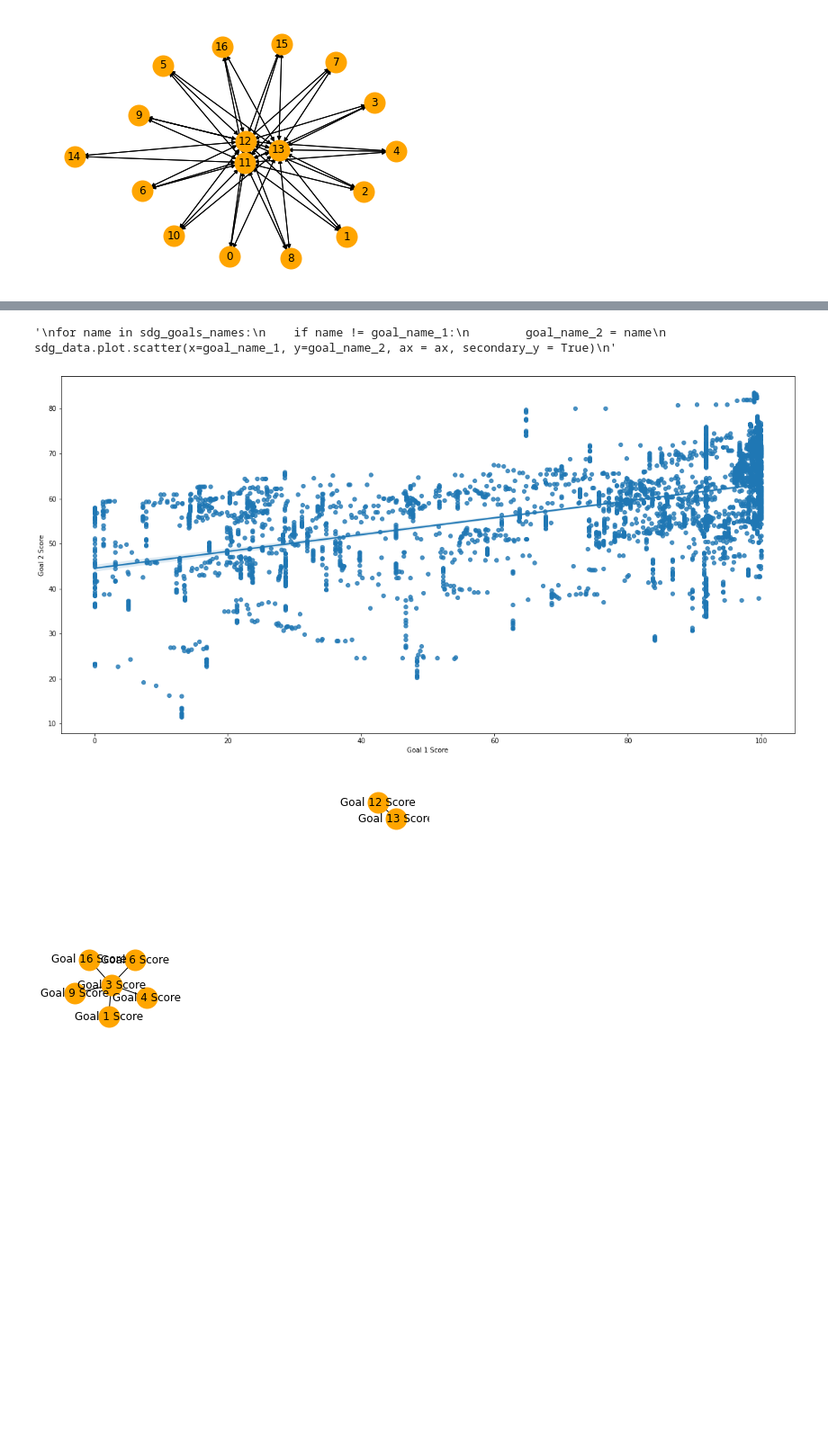
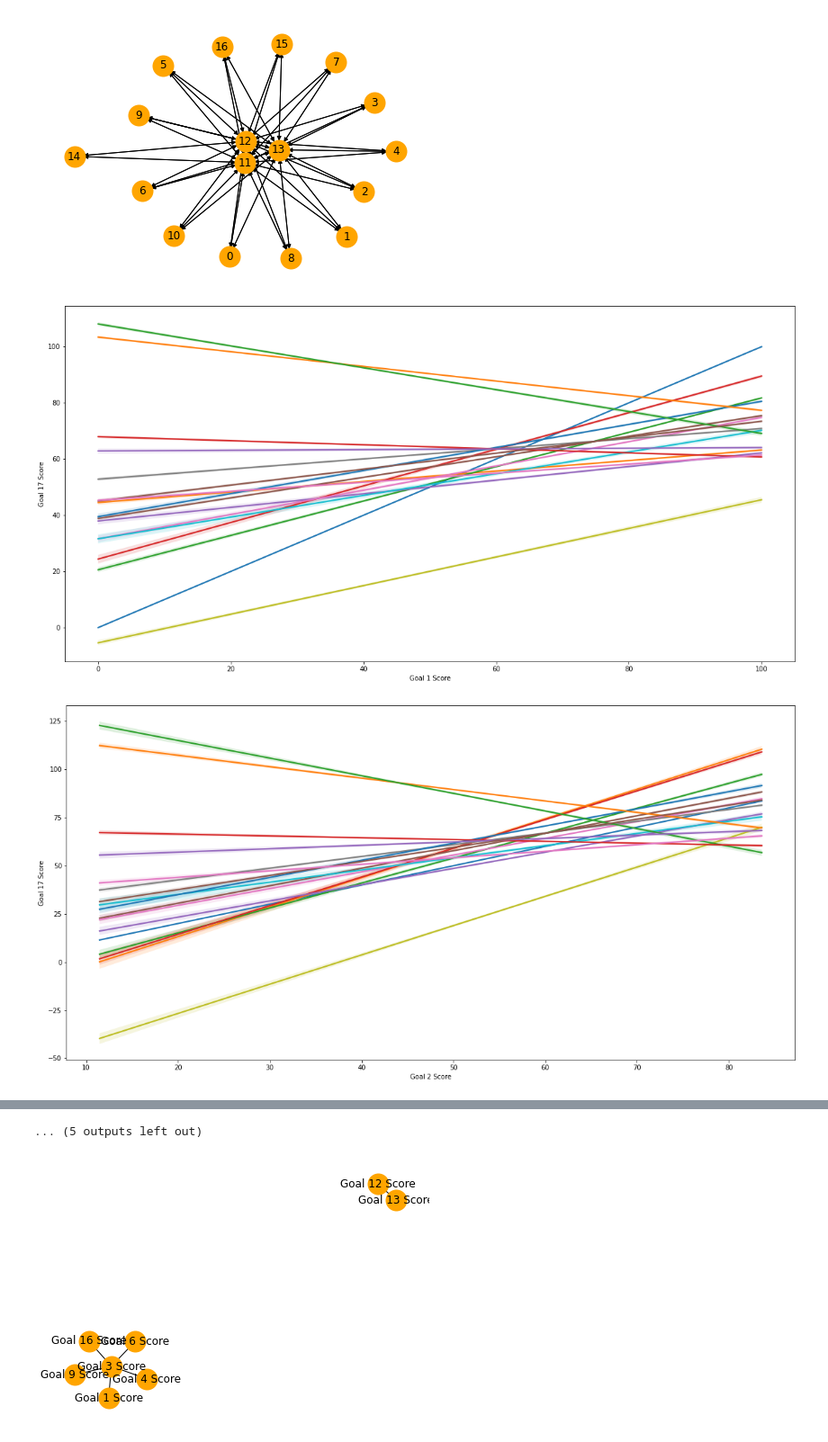
Before and after one commit to ericssimpson/sustainable-development-modeling, a Jupyter notebook: sdg_analysis.ipynb, the cells around one changed output, grey strips where cells are left out. Shown at 90% size. Cells and saved outputs as stored; diff of their text form; code cells hidden in the pictures; blank space fills up the shorter version.

```diff
--- a/sdg_analysis.ipynb
+++ b/sdg_analysis.ipynb
@@ -92,15 +92,14 @@ nx.draw(graph, with_labels=True, node_color='orange', node_size=400, edge_color=
 # %% [output]
 [figure]
 # %%
-fig, ax = plt.subplots(figsize=(20,10))
-goal_name_1 = sdg_goals_names[0]
-#sdg_data.plot.rolling(x=goal_name_1, y='Goal 2 Score', ax = ax)
-
-sns.regplot(data=sdg_data, x='Goal 1 Score', y='Goal 2 Score', scatter=False)
-'''
-for name in sdg_goals_names:
-    if name != goal_name_1:
-        goal_name_2 = name
-        sdg_data.plot.scatter(x=goal_name_1, y=goal_name_2, ax = ax, secondary_y = True)
-'''
+for target_1 in sdg_goals_names:
+    figure, ax = plt.subplots(figsize=(20,10))
+    goal_name_1 = target_1
+    ax = sns.regplot(data=sdg_data, x=goal_name_1, y=goal_name_1, ax = ax, scatter=False)
+    for target_2 in sdg_goals_names:
+        if target_2 != target_1:
+            goal_name_2 = target_2
+            ax = sns.regplot(data=sdg_data, x=goal_name_1, y=goal_name_2, ax = ax, scatter=False)
 # %% [output]
+[figure, new version]
+[figure, added]
@@ -107,5 +116,4 @@ for name in sdg_goals_names:
-'\nfor name in sdg_goals_names:\n    if name != goal_name_1:\n        goal_name_2 = name\n        sdg_data.plot.scatter(x=goal_name_1, y=goal_name_2, ax = ax, secondary_y = True)\n'
+... (5 outputs left out)
-[figure, old version]
 # %%
 target_1 = sdg_goals_list[5]
 target_2 = sdg_goals_list[15]
```
Also changed, not shown: parts of 1 cell of this notebook.
